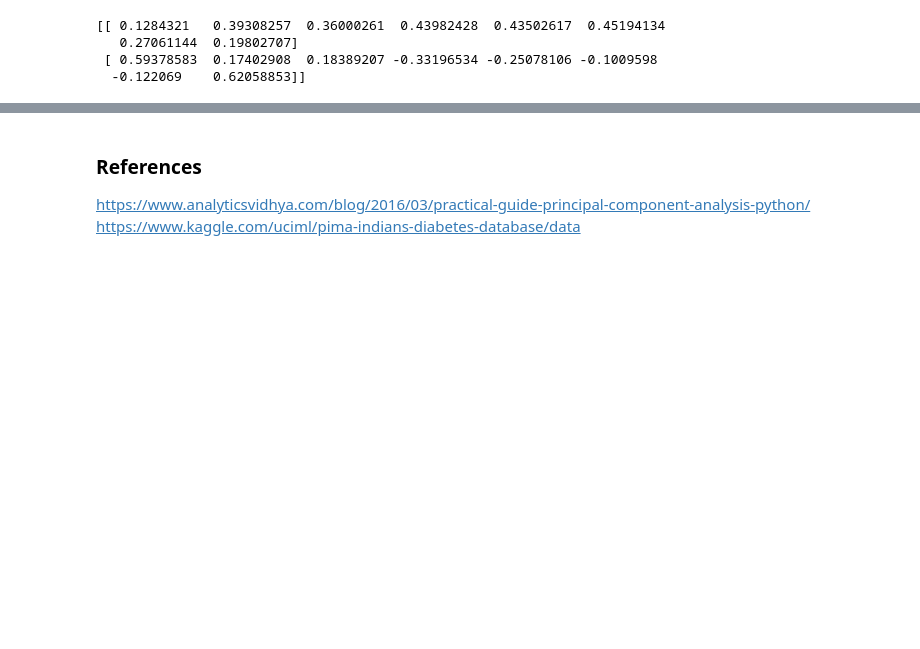
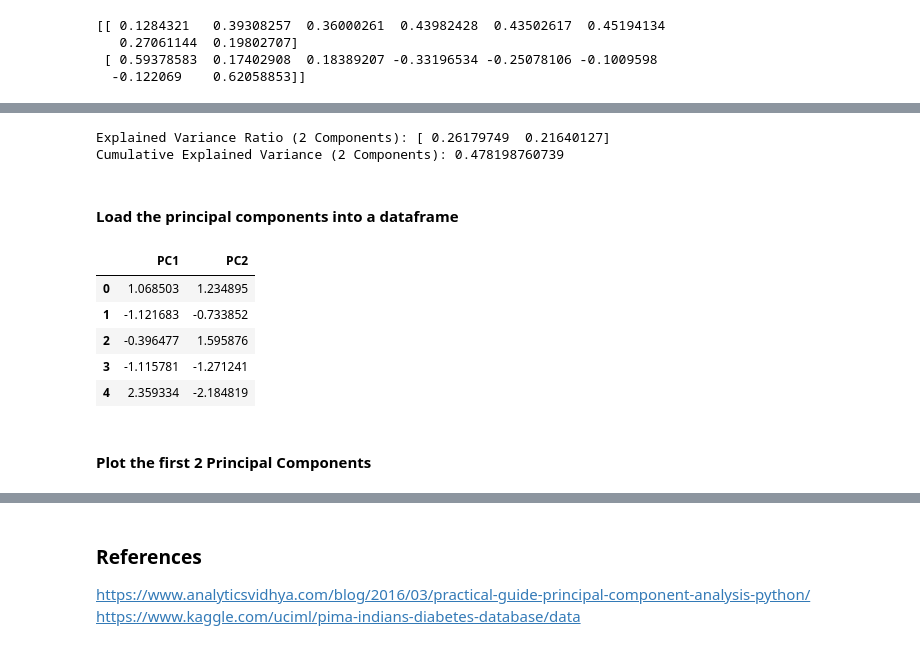
Before and after one commit to DineshVangumalli/big-data-python-class, a Jupyter notebook: Homeworks/Homework9/VANGUMALLI-HW9-dimensionalityreduction-27-Nov-2017.ipynb, the cells around one changed output, grey strips where cells are left out. Drawn from its saved outputs; the diff is of its cells as text; code cells hidden in the pictures; blank space fills up the shorter version.

```diff
--- a/Homeworks/Homework9/VANGUMALLI-HW9-dimensionalityreduction-27-Nov-2017.ipynb
+++ b/Homeworks/Homework9/VANGUMALLI-HW9-dimensionalityreduction-27-Nov-2017.ipynb
@@ -137,0 +151,24 @@ NameError: name 'cancer' is not defined
+# %%
+print('Explained Variance Ratio (2 Components): %s' %
+str(pca.explained_variance_ratio_))
+print('Cumulative Explained Variance (2 Components): %s' %
+str(sum(pca.explained_variance_ratio_)))
+# %% [output]
+Explained Variance Ratio (2 Components): [ 0.26179749  0.21640127]
+Cumulative Explained Variance (2 Components): 0.478198760739
+# %% [markdown]
+#### Load the principal components into a dataframe
+# %%
+reduced_X = pd.DataFrame(reduced_X)
+reduced_X.index = reduced_X.index
+reduced_X.columns = ['PC1','PC2']
+reduced_X.head()
+# %% [output]
+|  | PC1 | PC2 |
+| 0 | 1.068503 | 1.234895 |
+| 1 | -1.121683 | -0.733852 |
+| 2 | -0.396477 | 1.595876 |
+| 3 | -1.115781 | -1.271241 |
+| 4 | 2.359334 | -2.184819 |
+# %% [markdown]
+#### Plot the first 2 Principal Components
```
Also changed, not shown: parts of 63 cells of this notebook.
